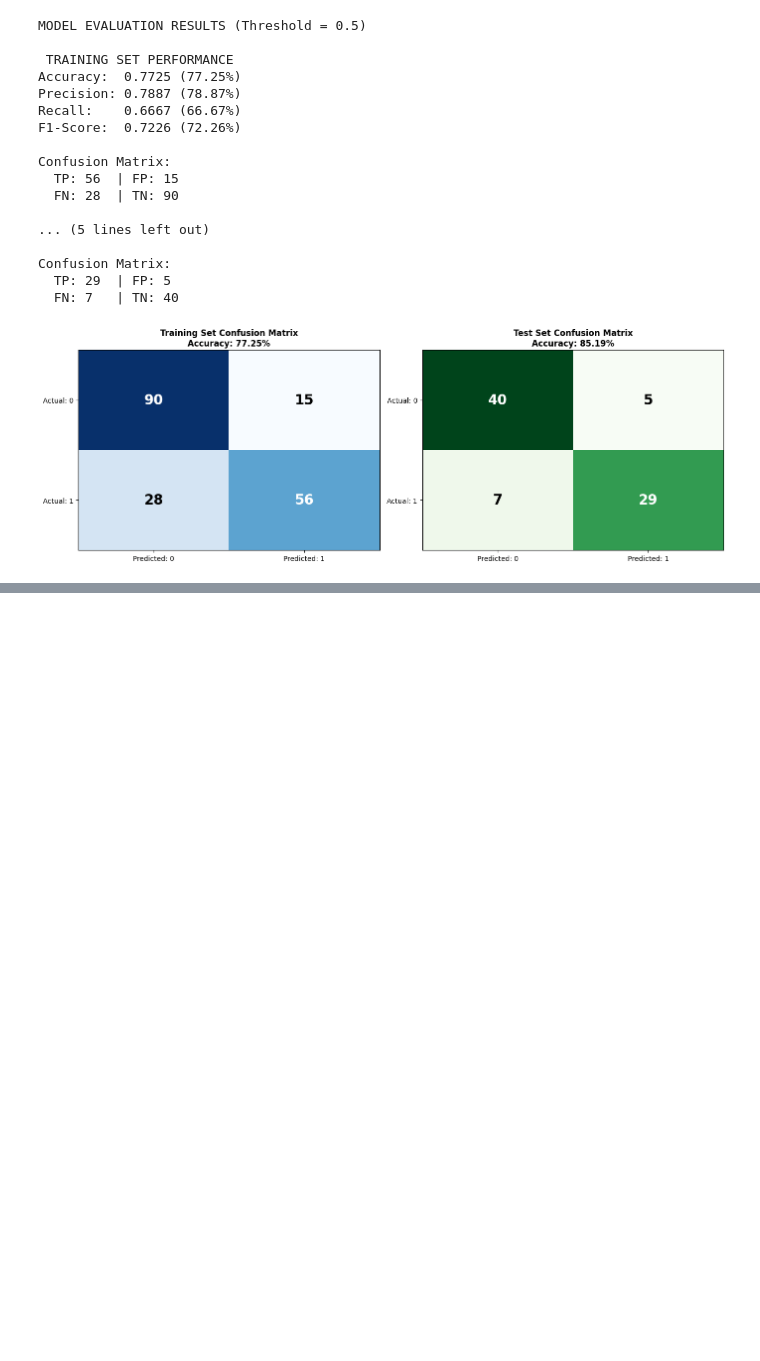
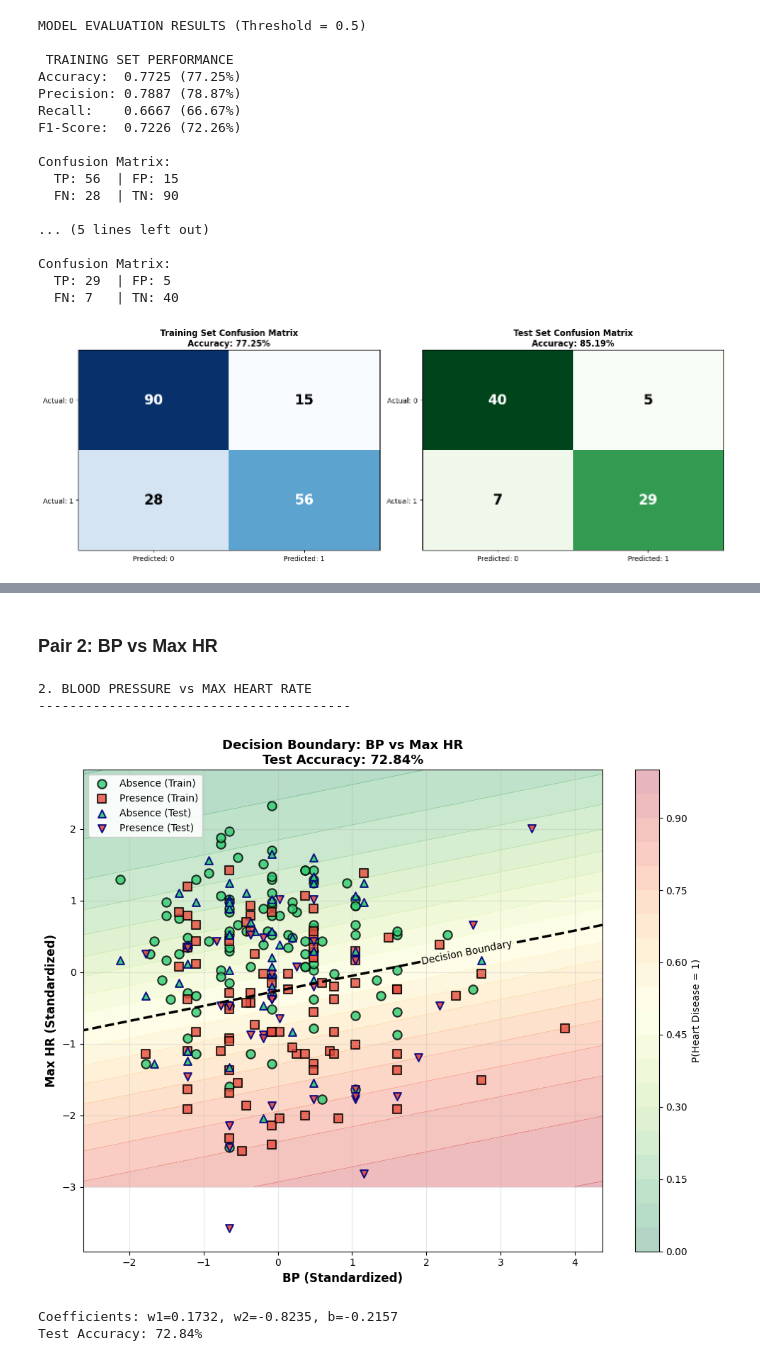
Before and after one commit to Willicami22/Logistic-Regression, a Jupyter notebook: heart_disease_lr_analysis.ipynb, the cells around one changed output, grey strips where cells are left out. Saved outputs shown, nothing was run; the diff lists cells and outputs as text; code cells hidden in the pictures; blank space fills up the shorter version.

```diff
--- a/heart_disease_lr_analysis.ipynb
+++ b/heart_disease_lr_analysis.ipynb
@@ -514,0 +791,21 @@ Confusion Matrix:
+# %% [markdown]
+### Pair 2: BP vs Max HR
+# %%
+print("\n2. BLOOD PRESSURE vs MAX HEART RATE")
+print("-" * 40)
+
+# Feature indices: BP=2, Max HR=3
+w_2d_2, b_2d_2, acc_2 = plot_decision_boundary_2d(
+    X_train_scaled, y_train, X_test_scaled, y_test,
+    feature1=2, feature2=3,
+    feature1_name='BP', feature2_name='Max HR'
+)
+
+print(f"Coefficients: w1={w_2d_2[0]:.4f}, w2={w_2d_2[1]:.4f}, b={b_2d_2:.4f}")
+print(f"Test Accuracy: {acc_2*100:.2f}%")
+# %% [output]
+2. BLOOD PRESSURE vs MAX HEART RATE
+----------------------------------------
+[figure, added]
+Coefficients: w1=0.1732, w2=-0.8235, b=-0.2157
+Test Accuracy: 72.84%
```
Also changed, not shown: parts of 16 cells of this notebook.
